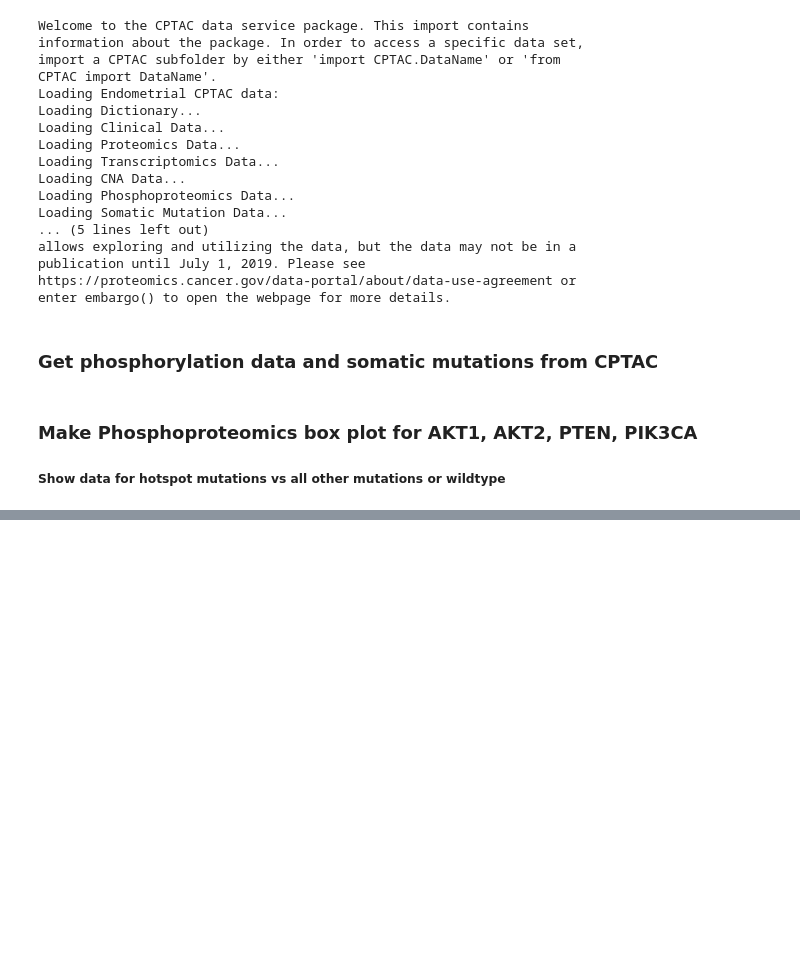
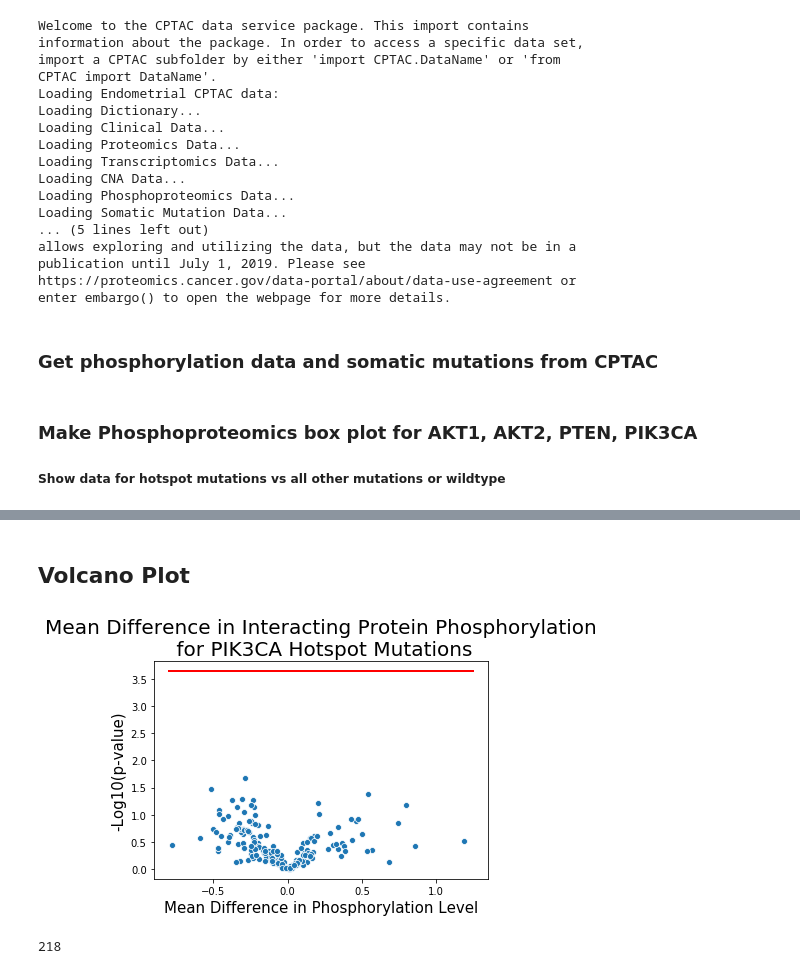
Before and after one commit to PayneLab/UCEC-clinical-stat-analysis, a Jupyter notebook: Protein_Notebooks/PIK3CA/PIK3CA_Phos_Final_Figures.ipynb, the cells around one changed output, grey strips where cells are left out. Saved outputs shown, nothing was run; the diff lists cells and outputs as text; code cells hidden in the pictures; blank space fills up the shorter version.

```diff
--- a/Protein_Notebooks/PIK3CA/PIK3CA_Phos_Final_Figures.ipynb
+++ b/Protein_Notebooks/PIK3CA/PIK3CA_Phos_Final_Figures.ipynb
@@ -119,0 +117,76 @@ plt.show()
+# %% [markdown]
+## Volcano Plot
+# %%
+'''Use PIK3CA as gene, AKT1, AKT2, PTEN, and PIK3CA as proteins'''
+gene = 'PIK3CA'
+protList = protList = ['IRS1', 'IRS2', 'RRAS', 'AKT2', 'NRAS', 'PTEN', 'AKT1', 'RPS6KB1', 'PIK3R1', 'PIK3CA','MTOR', 'ERBB3', 'CDK5']
+
+'''A list of mutations present in the hotspot according to our Hotspot3D output'''
+hotspot_mutations = ['p.E545A', 'p.E545K', 'p.E545V', 'p.Q546P', 'p.Q546R', 'p.E542K']
+mutated_hotspot = somatic.loc[(somatic['Location'].isin(hotspot_mutations)) & (somatic['Gene'] == gene)]
+hotspot_patients = mutated_hotspot['Clinical_Patient_Key']
+
+'''Get the PIK3CA mutation dataframe'''
+plotdf = CPTAC.compare_mutations(phos, gene)
+
+'''Look only at Tumor patients'''
+plotdf = plotdf.loc[plotdf['Patient_Type'] == 'Tumor'][['Mutation']]
+
+'''Add in the protein levels for every protein in the list'''
+for protein in protList:
+    proteindf = CPTAC.compare_mutations(phos, protein, gene)
+    proteindf = proteindf.loc[proteindf['Patient_Type'] == 'Tumor']
+    for site in proteindf:
+        if site != 'Mutation' and site != 'Patient_Type':
+            plotdf = plotdf.join(proteindf[site])
+
+
+'''Reformat the dataframe to classify Hotspot Mutations, and all other types'''
+for ind, row in plotdf.iterrows():
+    if ind in hotspot_patients.values:
+        plotdf.at[ind, 'Mutation'] = 'Hotspot Mutation'
+    else:
+        plotdf.at[ind, 'Mutation'] = 'Non-Hotspot Mutation or Wildtype'
+
+p_values = []
+mean_diffs = []
+p_val_mean_diff_dict = {}
+'''Get mean difference'''
+for site in plotdf:
+    if site != 'Mutation':
+        hotspotdf = plotdf.loc[plotdf['Mutation'] == 'Hotspot Mutation'][['Mutation', site]]
+        hotspotdf = hotspotdf.dropna(axis=0)
+        otherdf = plotdf.loc[plotdf['Mutation'] != 'Hotspot Mutation'][['Mutation', site]]
+        otherdf = otherdf.dropna(axis=0)
+        ttest = scipy.stats.ttest_ind(hotspotdf[site], otherdf[site])
+        p_values.append(ttest[1])
+        diff_mean = np.mean(hotspotdf[site]) - np.mean(otherdf[site])
+        mean_diffs.append(diff_mean)
+        p_val_mean_diff_dict[site] = [ttest[1], diff_mean]
+
+neg_log_pvals = []
+plot_diff_means = []
+for key in p_val_mean_diff_dict.keys():
+    #if p_val_mean_diff_dict[key].contains(np.nan):
+    if np.nan in p_val_mean_diff_dict[key]:
+        p_val_mean_diff_dict[key] = []
+    else:
+        neg_log_pvals.append(-1 * np.log10(p_val_mean_diff_dict[key][0]))
+        plot_diff_means.append(p_val_mean_diff_dict[key][1])
+
+bonferroni_cutoff = .05/len(neg_log_pvals)
+cutoffLine = (-1 * np.log10(bonferroni_cutoff))
+
+df = pd.DataFrame({'-Log10(p-value)': neg_log_pvals, 'Mean Difference in Phosphorylation Level':plot_diff_means})
+
+ax = sns.scatterplot(x = "Mean Difference in Phosphorylation Level", y = "-Log10(p-value)", data =df)
+ax.set_title("Mean Difference in Interacting Protein Phosphorylation\n for PIK3CA Hotspot Mutations", fontsize = '20')
+ax.set_xlabel('Mean Difference in Phosphorylation Level', fontsize = '15')
+ax.set_ylabel('-Log10(p-value)', fontsize='15')
+ax.plot([-.8,1.25],[cutoffLine,cutoffLine], linewidth=2, color="red")
+plt.show()
+
+print(len(neg_log_pvals))
+# %% [output]
+[figure, added]
+218
```
Also changed, not shown: parts of 2 cells of this notebook, 1 other file.
